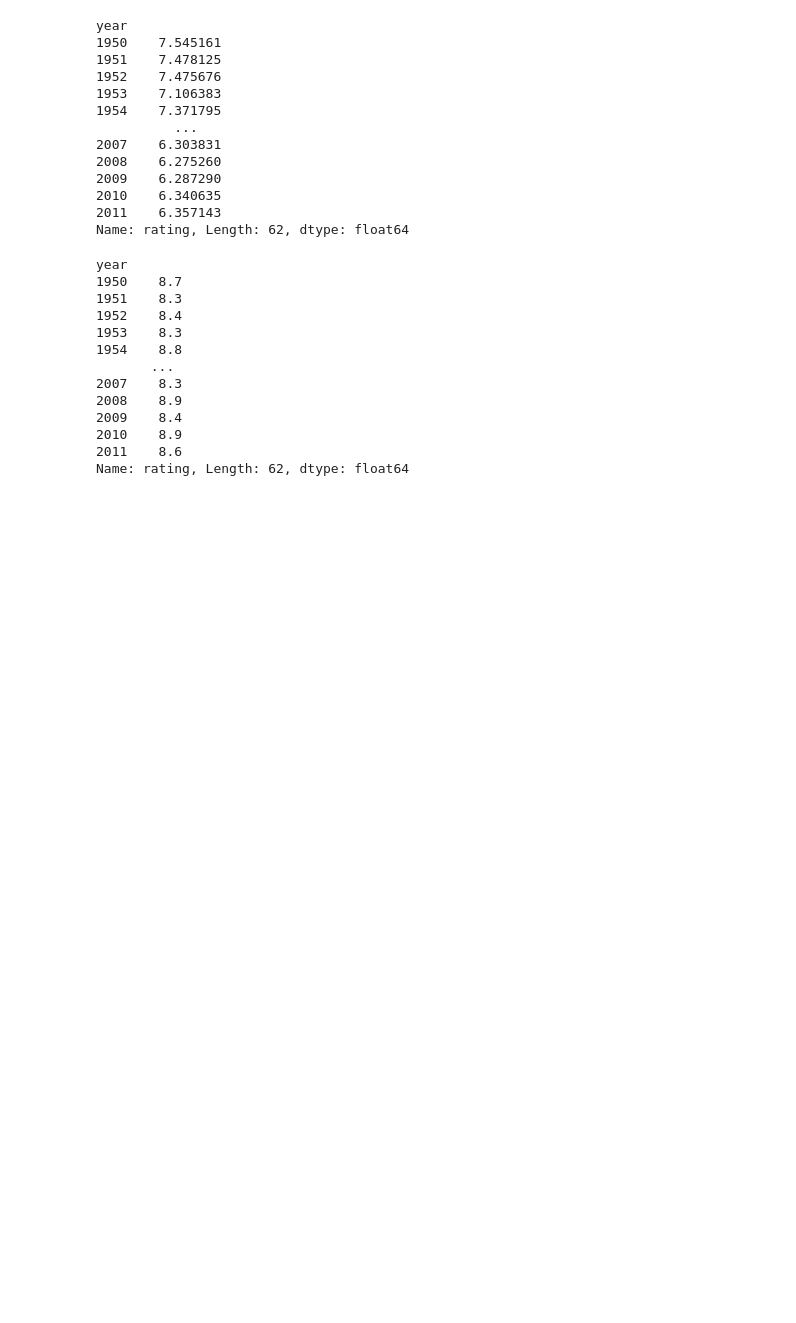
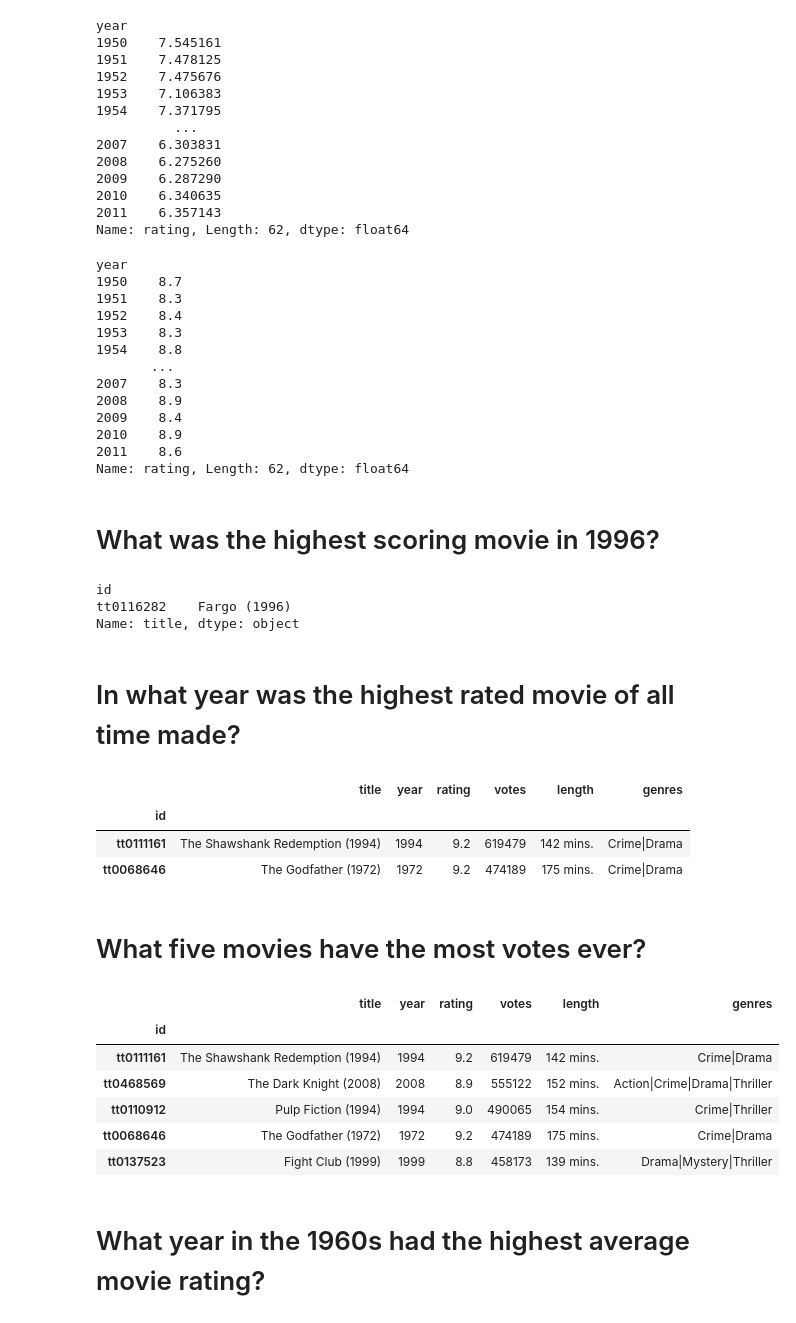
Before and after one commit to Talha-1010/IMDB-Data-analysis, a Jupyter notebook: imdb_data_analysis.ipynb, the cells around one changed output. Drawn from its saved outputs; the diff is of its cells as text; code cells hidden in the pictures; blank space fills up the shorter version.

```diff
--- a/imdb_data_analysis.ipynb
+++ b/imdb_data_analysis.ipynb
@@ -351,3 +351,5 @@ year
 2010    8.9
 2011    8.6
 Name: rating, Length: 62, dtype: float64
+# %% [markdown]
+# What was the highest scoring movie in 1996?
@@ -353,0 +358,29 @@ Name: rating, Length: 62, dtype: float64
+# %%
+titlereq
+# %% [output]
+id
+tt0116282    Fargo (1996)
+Name: title, dtype: object
+# %% [markdown]
+# In what year was the highest rated movie of all time made?
+# %%
+data[data['rating'] == data['rating'].max()]
+# %% [output]
+|  | title | year | rating | votes | length | genres |
+| id |  |  |  |  |  |  |
+| tt0111161 | The Shawshank Redemption (1994) | 1994 | 9.2 | 619479 | 142 mins. | Crime|Drama |
+| tt0068646 | The Godfather (1972) | 1972 | 9.2 | 474189 | 175 mins. | Crime|Drama |
+# %% [markdown]
+# What five movies have the most votes ever?
+# %%
+data.sort_values(by='votes', ascending=False).head()
+# %% [output]
+|  | title | year | rating | votes | length | genres |
+| id |  |  |  |  |  |  |
+| tt0111161 | The Shawshank Redemption (1994) | 1994 | 9.2 | 619479 | 142 mins. | Crime|Drama |
+| tt0468569 | The Dark Knight (2008) | 2008 | 8.9 | 555122 | 152 mins. | Action|Crime|Drama|Thriller |
+| tt0110912 | Pulp Fiction (1994) | 1994 | 9.0 | 490065 | 154 mins. | Crime|Thriller |
+| tt0068646 | The Godfather (1972) | 1972 | 9.2 | 474189 | 175 mins. | Crime|Drama |
+| tt0137523 | Fight Club (1999) | 1999 | 8.8 | 458173 | 139 mins. | Drama|Mystery|Thriller |
+# %% [markdown]
+# What year in the 1960s had the highest average movie rating?
```
Also changed, not shown: parts of 11 cells of this notebook.
